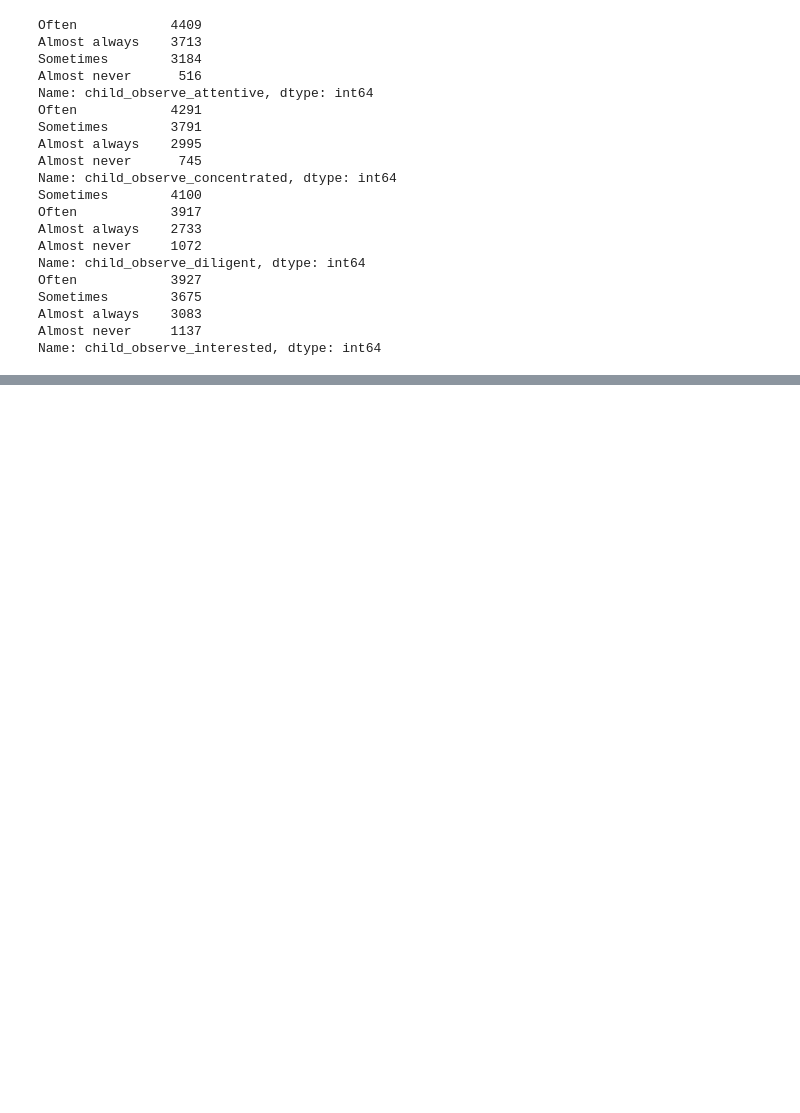
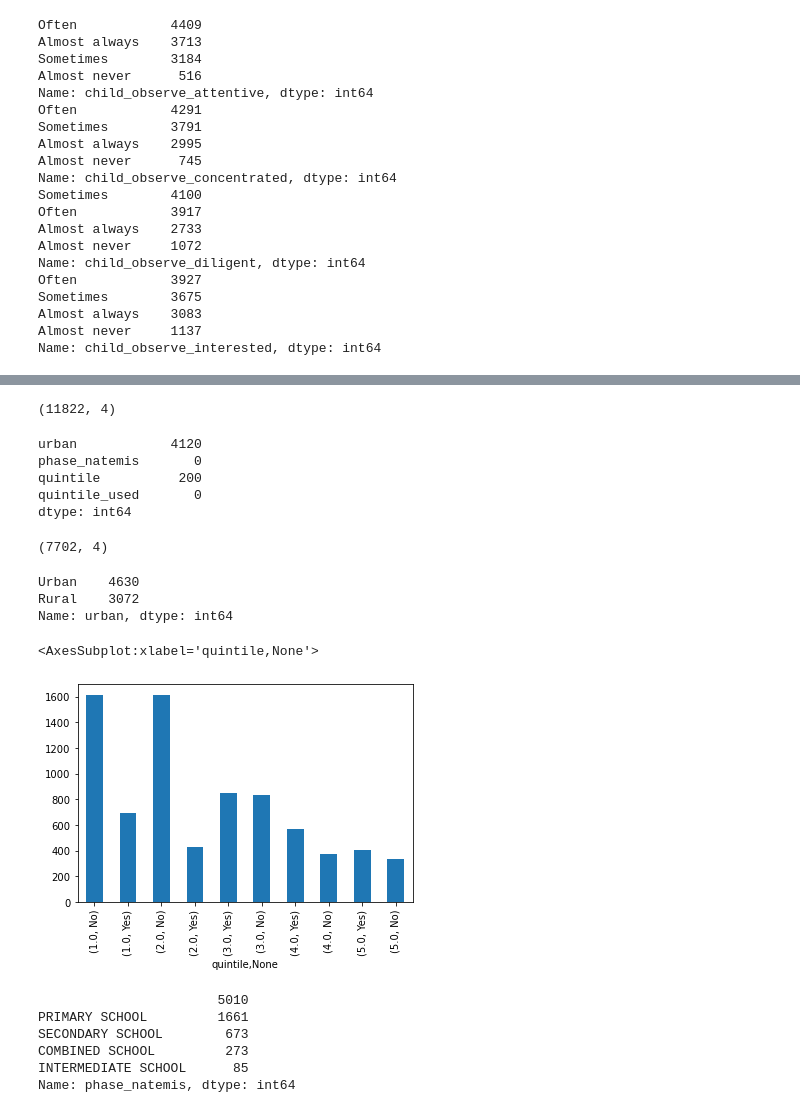
Before and after one commit to JTsiri10/Children-Data, a Jupyter notebook: DataDrive Hackathon.ipynb, the cells around one changed output, grey strips where cells are left out. Cells and saved outputs as stored; diff of their text form; code cells hidden in the pictures; blank space fills up the shorter version.

```diff
--- a/DataDrive Hackathon.ipynb
+++ b/DataDrive Hackathon.ipynb
@@ -928,0 +1090,41 @@ plt.show()
+# %%
+#Assess the setting & classification of schools
+Rating = working_df[['urban','phase_natemis','quintile','quintile_used']]
+Rating.shape
+# %% [output]
+(11822, 4)
+# %%
+Rating.isnull().sum()
+# %% [output]
+urban            4120
+phase_natemis       0
+quintile          200
+quintile_used       0
+dtype: int64
+# %%
+Rating2 = Rating.dropna(axis=0)
+#Rating2.shape
+# %%
+Rating2.shape
+# %% [output]
+(7702, 4)
+# %%
+Rating2['urban'].value_counts() #We have more urban ECD centres than rural ECD centres..............Is there any difference between children from urban areas vs children from rural areas?
+# %% [output]
+Urban    4630
+Rural    3072
+Name: urban, dtype: int64
+# %%
+Rating2.groupby('quintile')['quintile_used'].value_counts().plot.bar()
+# %% [output]
+<AxesSubplot:xlabel='quintile,None'>
+[figure, added]
+# %%
+Rating2['phase_natemis'].value_counts()
+# %% [output]
+                       5010
+PRIMARY SCHOOL         1661
+SECONDARY SCHOOL        673
+COMBINED SCHOOL         273
+INTERMEDIATE SCHOOL      85
+Name: phase_natemis, dtype: int64
```
Also changed, not shown: parts of 70 cells of this notebook.
